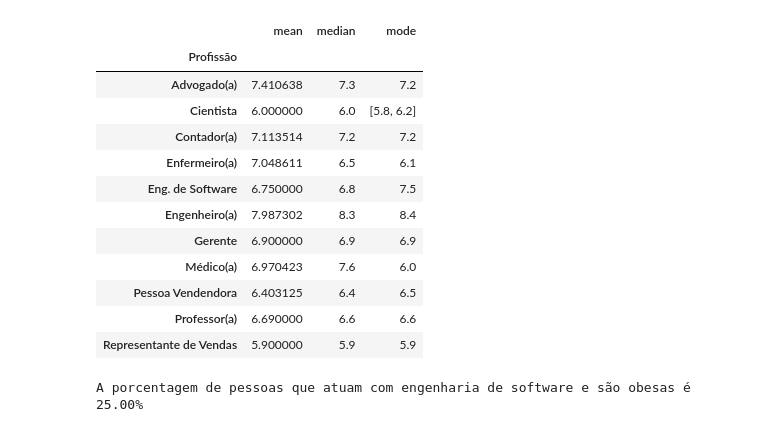
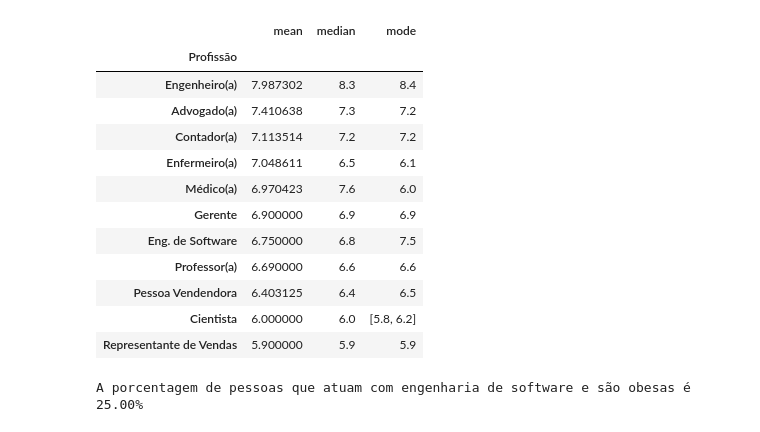
Before and after one commit to mariaelisascovino/phyton_pandas, a Jupyter notebook: Python_para_dados_Maria_Elisa_Scovino.ipynb, the cells around one changed output. Drawn from its saved outputs; the diff is of its cells as text; code cells hidden in the pictures.

Commit message:
Adicionar arquivo com atualização
Foram inseridas novas análises e uma foi ordenada com o sort_values

```diff
--- a/Python_para_dados_Maria_Elisa_Scovino.ipynb
+++ b/Python_para_dados_Maria_Elisa_Scovino.ipynb
@@ -60,20 +60,20 @@ df_saude_do_sono_estilo_vida.head()
 | 4 | 5 | Homem | 28 | Representante de Vendas | 5.9 | 4 | 30 | ... |
 # %%
 ###2. Qual é a média, a moda e a mediana de horas de sono para cada uma das profissões? [‘mean’, np.median, pd.Series.mod]
-df_saude_do_sono_estilo_vida.groupby('Profissão')['Duração do sono'].agg(['mean', 'median', pd.Series.mode])
+df_saude_do_sono_estilo_vida.groupby('Profissão')['Duração do sono'].agg(['mean', 'median', pd.Series.mode]).sort_values(by='mean', ascending=False)
 # %% [output]
 |  | mean | median | mode |
 | Profissão |  |  |  |
+| Engenheiro(a) | 7.987302 | 8.3 | 8.4 |
 | Advogado(a) | 7.410638 | 7.3 | 7.2 |
-| Cientista | 6.000000 | 6.0 | [5.8, 6.2] |
 | Contador(a) | 7.113514 | 7.2 | 7.2 |
 | Enfermeiro(a) | 7.048611 | 6.5 | 6.1 |
+| Médico(a) | 6.970423 | 7.6 | 6.0 |
+| Gerente | 6.900000 | 6.9 | 6.9 |
 | Eng. de Software | 6.750000 | 6.8 | 7.5 |
-| Engenheiro(a) | 7.987302 | 8.3 | 8.4 |
-| Gerente | 6.900000 | 6.9 | 6.9 |
-| Médico(a) | 6.970423 | 7.6 | 6.0 |
+| Professor(a) | 6.690000 | 6.6 | 6.6 |
 | Pessoa Vendendora | 6.403125 | 6.4 | 6.5 |
-| Professor(a) | 6.690000 | 6.6 | 6.6 |
+| Cientista | 6.000000 | 6.0 | [5.8, 6.2] |
 | Representante de Vendas | 5.900000 | 5.9 | 5.9 |
 # %%
 ###3. Das pessoas que atuam com engenharia de software qual a porcentagem de obesos?
```
